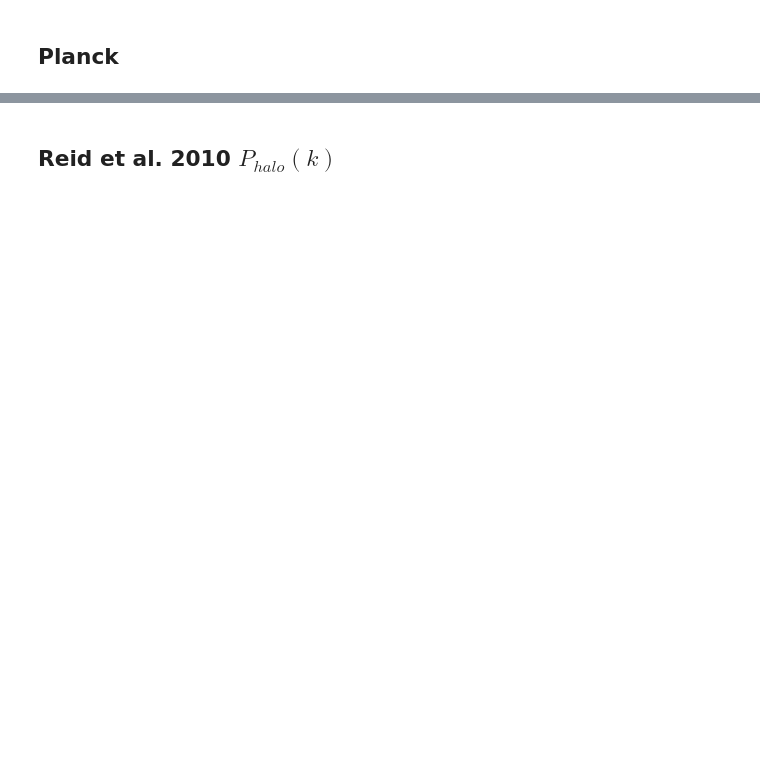
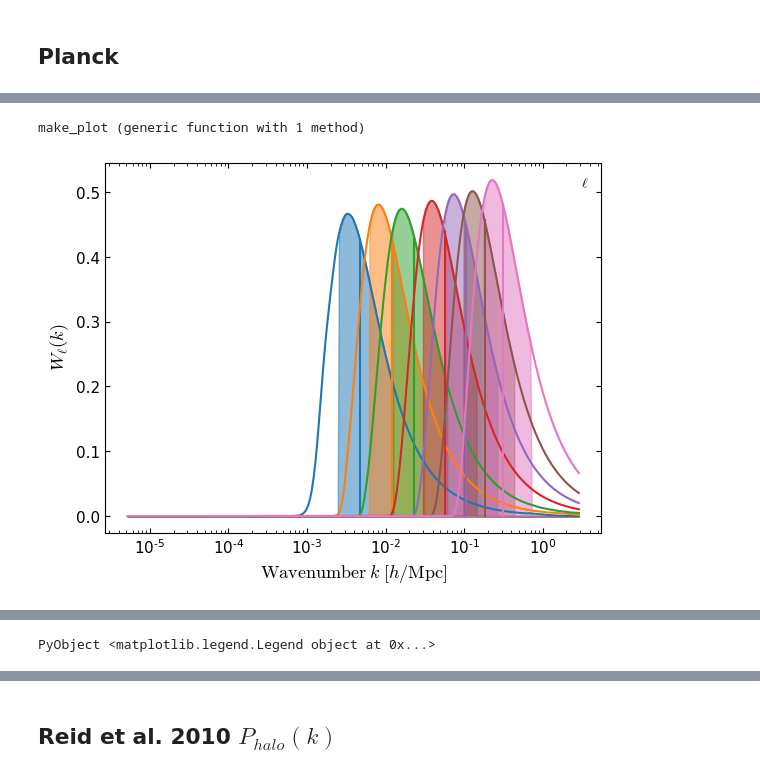
Before and after one commit to marius311/mpk_compilation, a Jupyter notebook: shared/tegfig.ipynb, the cells around one changed output, grey strips where cells are left out. Saved outputs shown, nothing was run; the diff lists cells and outputs as text; code cells hidden in the pictures; blank space fills up the shorter version.

```diff
--- a/shared/tegfig.ipynb
+++ b/shared/tegfig.ipynb
@@ -104,7 +143,0 @@ loglog(ks,Pk[ks/h]);
-# %%
-f = FITS("../dat/COM_PowerSpect_CMB_R2.02.fits")
-tocl = 1./((2:29).*((2:29)+1)/2/pi)
-d_low_TT = read(f["TTLOLUNB"],"D_ELL").*tocl
-σ_low_TT = read(f["TTLOLUNB"],"ERRUP").*tocl
-# σ_low = sqrt(read(f["TTLOLUNB"],"ERRUP").*read(f["TTLOLUNB"],"ERRDOWN")).*tocl
-close(f)
@@ -172,0 +229,63 @@ semilogx((blmin+blmax)/2, B_ϕϕ' * (@. 1e7 * Cℓϕϕ * (ℓs*(ℓs+1))^2/(2π)
+# %%
+function get_plot_data(d, Σ, B, Cℓ, Wkℓ, k, nrebin, tg_style=false)
+
+    # rebin the data
+    lmins = cumsum([1; nrebin])[1:end-1]
+    lims = zip(lmins,lmins+nrebin-1)
+    nbins = size(B,2)
+    B2 = hcat([(r=zeros(nbins); r[l1:l2]=1; normalize!(r,1)) for (l1,l2)=lims]...);
+    nbins2 = size(B2,2)
+
+    # compute
+    if tg_style
+        Wki = B2'*B'*Wkℓ
+    else
+        Wki = B2'*B'*Wkℓ ./ Tkz²[k,0]'
+    end
+    Pi = Wki ./ sum(Wki .* dlnk',2)
+    ℓkmap = hcat(get_quantiles.((k,),[Pi[i,:] for i=1:nbins2],(dlnk,))...)'
+
+    σCℓ_over_Cℓ = sqrt.(diag(B2'*Σ*B2)) ./ (B2'*d)
+    f = (B2' * d) ./ (B2' * B' * Cℓ)
+
+    σCℓ_over_Cℓ, ℓkmap, f, Pi, B2'*B'*ℓ
+
+end
+
+function make_plot(σCℓ_over_Cℓ, ℓkmap, f, args...; kwargs...)
+
+    # make plot
+    m = h^3 * Pkz[ℓkmap[:,2],0]
+    errorbar(
+        ℓkmap[:,2]/h,
+        m .* f;
+        yerr = m .* σCℓ_over_Cℓ,
+        xerr = abs.(ℓkmap[:,[1,3]].-ℓkmap[:,2])'/h,
+        ebar_kwargs...,
+        kwargs...
+    )
+
+end
+# %% [output]
+make_plot (generic function with 1 method)
+# %%
+# _,ℓkmap,_,Pi,ℓbin = get_plot_data(d_planck_TT, Σ_planck_TT, B_planck_TT,     CℓTT, WkℓTT, k, [[1, 3, 15, 15]; fill(5,2); fill(10,5); fill(20,7)])
+# _,ℓkmap,_,Pi,ℓbin = get_plot_data(d_high_EE,   Σ_high_EE,   B_high[:,1:199], CℓEE, WkℓEE, k, [fill(5,2); fill(10,5); fill(20,6); 19])
+# _,ℓkmap,_,Pi,ℓbin = get_plot_data(d_high_TE,   Σ_high_TE,   B_high[:,1:199], CℓTE, WkℓTE, k, [fill(5,2); fill(10,5); fill(20,6); 19])
+_,ℓkmap,_,Pi,ℓbin = get_plot_data(d_ϕϕ,   Σ_ϕϕ,   B_ϕϕ, Cℓϕϕ, Wkℓϕϕ, k, [1,1,2,2,2,3,3], false)
+
+
+for i = 1:1:size(ℓkmap,1)
+    T = Pi[i,:]
+    l, = semilogx(k/h, T)
+    low,mid,high = get_quantiles(k, T, [0; diff(log.(k))])
+    fill_between(k/h, 0T, T.*ifelse.(low.<k.<high,1,0), color=l[:get_color](), alpha=0.5)
+    imid = indmin(@. (k-mid)^2)
+    plot(fill(k[imid]/h,2),[0,T[imid]], color=l[:get_color]())
+
+end
+ylabel(raw"$\; W_{\ell}(k) $")
+xlabel(raw"${\rm Wavenumber} \; k \; [h/{\rm Mpc}]$")
+legend(title=raw"$\ell$")
+# %% [output]
+[figure, added]
@@ -172,0 +293 @@ semilogx((blmin+blmax)/2, B_ϕϕ' * (@. 1e7 * Cℓϕϕ * (ℓs*(ℓs+1))^2/(2π)
+PyObject <matplotlib.legend.Legend object at 0x...>
```
Also changed, not shown: parts of 93 cells of this notebook, 1 other file.
